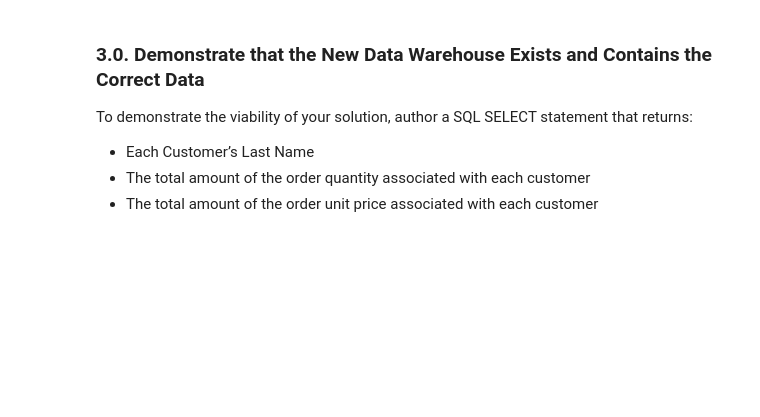
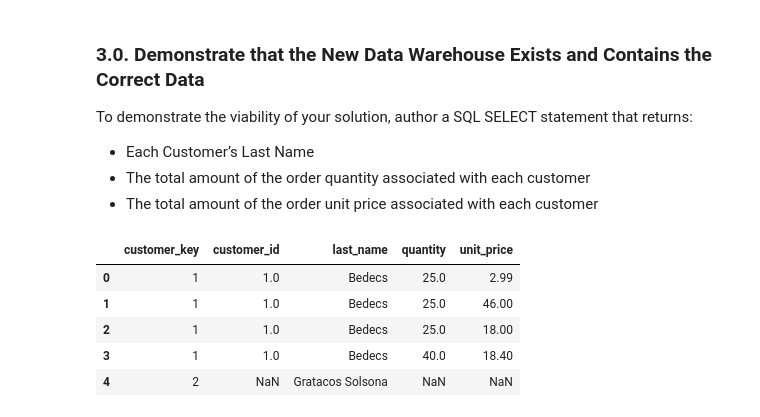
Before and after one commit to wloving77/ds2002, a Jupyter notebook: 02-Python/Lab-03-Python-Extract-Transform-Load.ipynb, the cells around one changed output. Drawn from its saved outputs; the diff is of its cells as text; code cells hidden in the pictures; blank space fills up the shorter version.

```diff
--- a/02-Python/Lab-03-Python-Extract-Transform-Load.ipynb
+++ b/02-Python/Lab-03-Python-Extract-Transform-Load.ipynb
@@ -164,3 +277,16 @@ To demonstrate the viability of your solution, author a SQL SELECT statement tha
 -	Each Customer’s Last Name
 -	The total amount of the order quantity associated with each customer
 -	The total amount of the order unit price associated with each customer
+# %%
+sql_query = "SELECT dim_customers.customer_key, fact_orders.customer_id, dim_customers.last_name, fact_orders.quantity, fact_orders.unit_price FROM northwind_dw.dim_customers LEFT JOIN northwind_dw.fact_orders ON dim_customers.customer_key = fact_orders.customer_id"
+# %%
+df_test = get_dataframe(user_id, pwd, host_name, src_dbname, text(sql_query))
+# %%
+df_test.head()
+# %% [output]
+|  | customer_key | customer_id | last_name | quantity | unit_price |
+| 0 | 1 | 1.0 | Bedecs | 25.0 | 2.99 |
+| 1 | 1 | 1.0 | Bedecs | 25.0 | 46.00 |
+| 2 | 1 | 1.0 | Bedecs | 25.0 | 18.00 |
+| 3 | 1 | 1.0 | Bedecs | 40.0 | 18.40 |
+| 4 | 2 | NaN | Gratacos Solsona | NaN | NaN |
```
Also changed, not shown: parts of 25 cells of this notebook, 1 other file.
